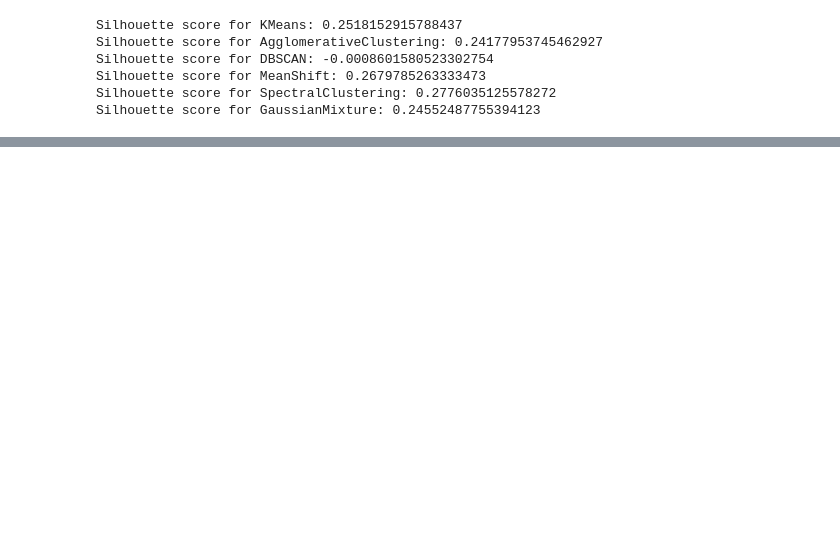
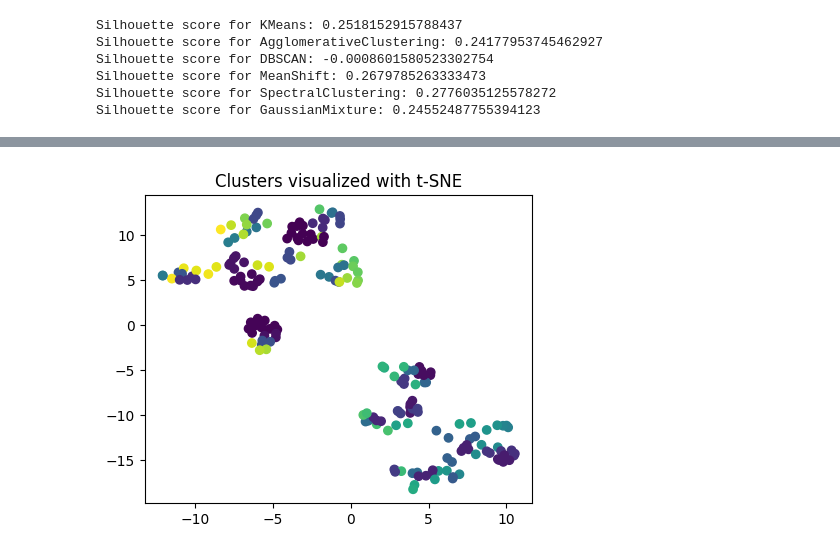
Before and after one commit to essiesalari/Mall-Customers-ML, a Jupyter notebook: Mall Customers ML Project.ipynb, the cells around one changed output, grey strips where cells are left out. Cells and saved outputs as stored; diff of their text form; code cells hidden in the pictures; blank space fills up the shorter version.

```diff
--- a/Mall Customers ML Project.ipynb
+++ b/Mall Customers ML Project.ipynb
@@ -231,0 +243,15 @@ plt.show()
+# %%
+# Fit the MeanShift model and predict the labels
+model = MeanShift(bandwidth=best_params['MeanShift']['bandwidth'])
+model.fit(df_enco_scl)
+labels = model.labels_
+
+tsne = TSNE(n_components=2, random_state=42)
+df_enco_scl_tsne = tsne.fit_transform(df_enco_scl)
+
+plt.figure(figsize=(5, 4))
+plt.scatter(df_enco_scl_tsne[:, 0], df_enco_scl_tsne[:, 1], c=labels, cmap='viridis')
+plt.title('Clusters visualized with t-SNE')
+plt.show()
+# %% [output]
+[figure, added]
```
Also changed, not shown: parts of 6 cells of this notebook.
